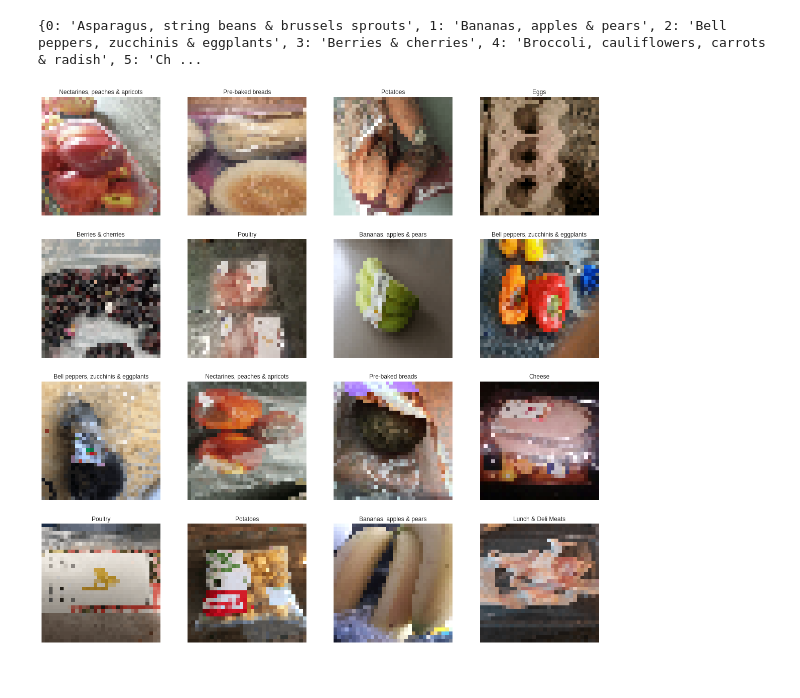
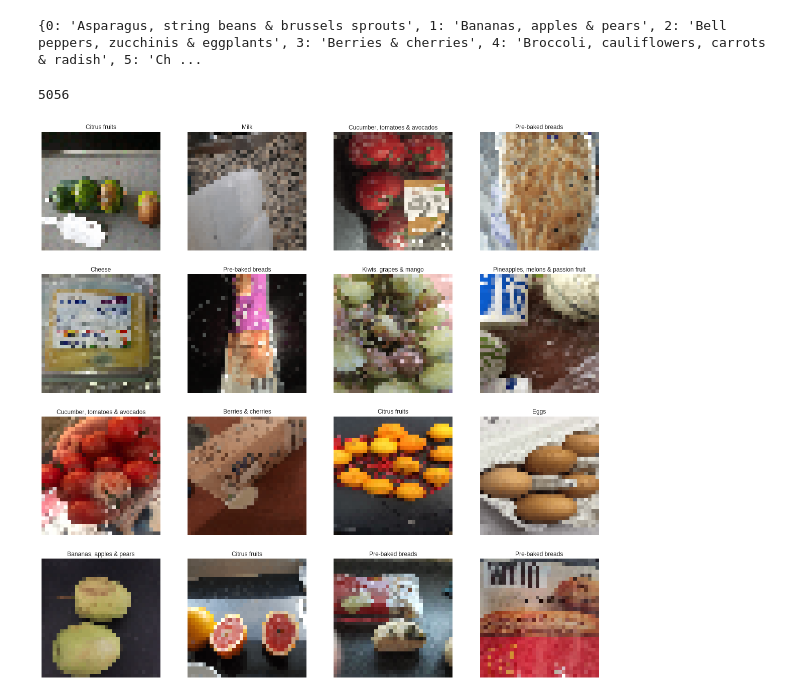
Before and after one commit to Younes-Charfaoui/Picnic-Hackathon, a Jupyter notebook: Picnic_Hackathon.ipynb, the cells around one changed output. Cells and saved outputs as stored; diff of their text form; code cells hidden in the pictures.

```diff
--- a/Picnic_Hackathon.ipynb
+++ b/Picnic_Hackathon.ipynb
@@ -60,0 +68,33 @@ X, y = train_generator.next()
+# %%
+time = valid_generator.n//valid_generator.batch_size
+x_valid = []
+y_valid = []
+for i in range(time):
+  print(i)
+  X, y = valid_generator.next()
+  x_valid.append(X)
+  y_valid.append(y)
+# %%
+xx_train  = []
+for i in range(len(x_train)):
+  for img in x_train[i]:
+    xx_train.append(img)
+# %%
+yy_train  = []
+for i in range(len(y_train)):
+  for img in y_train[i]:
+    yy_train.append(img)
+# %%
+xx_valid  = []
+for i in range(len(x_valid)):
+  for img in x_valid[i]:
+    xx_valid.append(img)
+
+yy_valid  = []
+for i in range(len(y_valid)):
+  for img in y_train[i]:
+    yy_valid.append(img)
+# %%
+len(xx_train)
+# %% [output]
+5056
@@ -61,11 +106,11 @@ X, y = train_generator.next()
 # %%
 fig = plt.figure(figsize = (20,20))
 for i in range(16):
   ax = fig.add_subplot(4,4, i+1, xticks = [], yticks = [])
-  ax.imshow(X[i])
-  ax.set_title(labels[np.argmax(y[i])])
+  ax.imshow(xx_train[i])
+  ax.set_title(labels[np.argmax(yy_train[i])])
 # %% [output]
-[figure, old version]
+[figure, new version]
 # %%
 from keras.models import Sequential
 from keras.layers import Dropout, Conv2D, MaxPooling2D, Activation, Dense, Flatten
```
Also changed, not shown: parts of 22 cells of this notebook.
